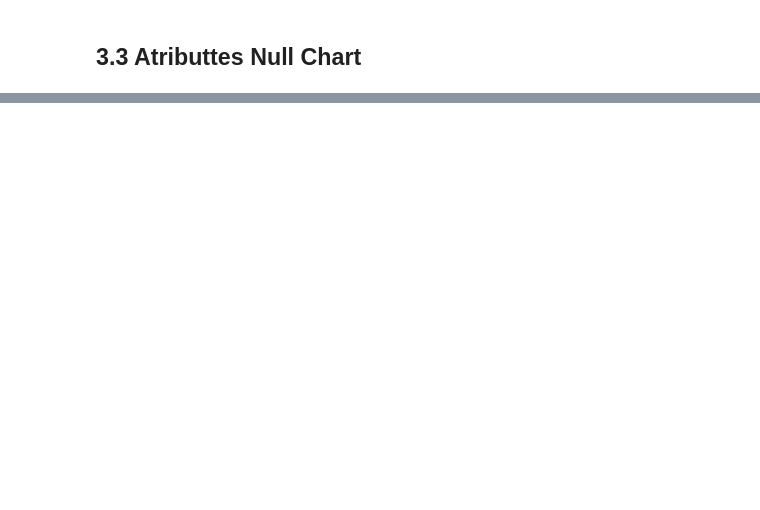
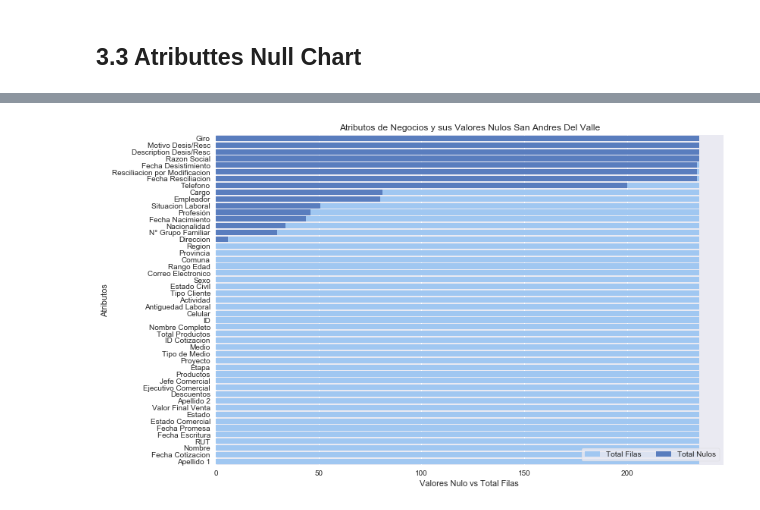
Before and after one commit to jcardenaslie/mem_aitue, a Jupyter notebook: Main Project/1 - Data Understanding/1 - Collect Initial Data.ipynb, the cells around one changed output, grey strips where cells are left out. Saved outputs shown, nothing was run; the diff lists cells and outputs as text; code cells hidden in the pictures; blank space fills up the shorter version.

```diff
--- a/Main Project/1 - Data Understanding/1 - Collect Initial Data.ipynb
+++ b/Main Project/1 - Data Understanding/1 - Collect Initial Data.ipynb
@@ -357,0 +433,33 @@ f.savefig("..\\results\\neg_all_attributes.png")
+# %%
+proyecto = 'San Andres Del Valle'
+df = neg_all[(neg_all['Proyecto'] == proyecto) ]
+df = df[(df['Estado'] == 'Escriturado') | (df['Estado'] == 'Entregado')]
+#view columns with null only
+# null_columns = df.columns[df.isnull().any()]
+# null_df = df[null_columns].isnull().sum()
+
+#view all columns with its null count
+null_columns = df.columns
+null_df =  df.shape[0] - df.count()
+
+nulos = pd.DataFrame({'Total':null_df,'Etiquetas':null_columns})
+
+columnas = null_columns.copy()
+filas = [df.shape[0]] * len(null_columns)
+
+totales = pd.DataFrame({'Total':filas,'Etiquetas':columnas})
+
+f, ax = plt.subplots(figsize=(12, 8))
+
+sb.set_color_codes("pastel")
+sb.barplot(data=totales.sort_values(by='Total',ascending=False), x='Total', y='Etiquetas',color="b",label="Total Filas")
+
+sb.set_color_codes("muted")
+sb.barplot(data=nulos.sort_values(by='Total',ascending=False), x='Total', y='Etiquetas',color="b",label="Total Nulos")
+
+ax.legend(ncol=2, loc="lower right", frameon=True)
+ax.set( ylabel="Atributos", xlabel="Valores Nulo vs Total Filas")
+plt.title('Atributos de Negocios y sus Valores Nulos {}'.format(proyecto))
+f.savefig("..\\results\\neg_all_attributes.png", dpi=400, bbox_inches = 'tight')
+# %% [output]
+[figure, added]
```
Also changed, not shown: parts of 9 cells of this notebook, 9 other files.
